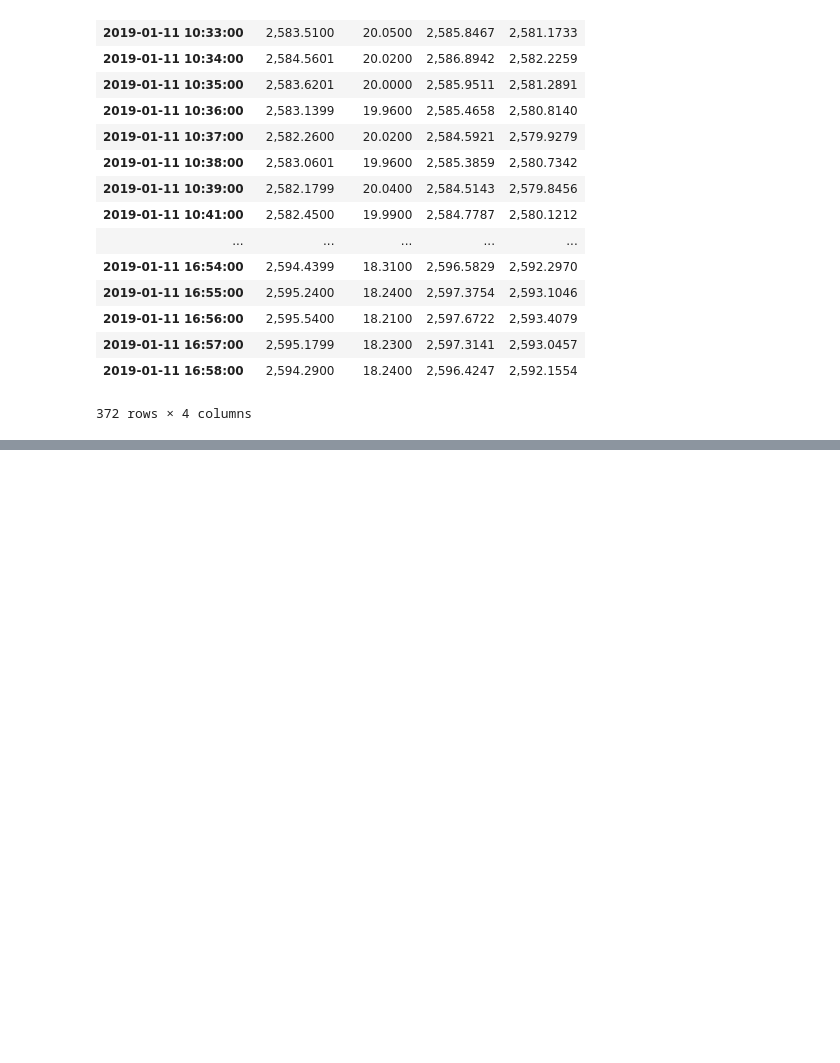
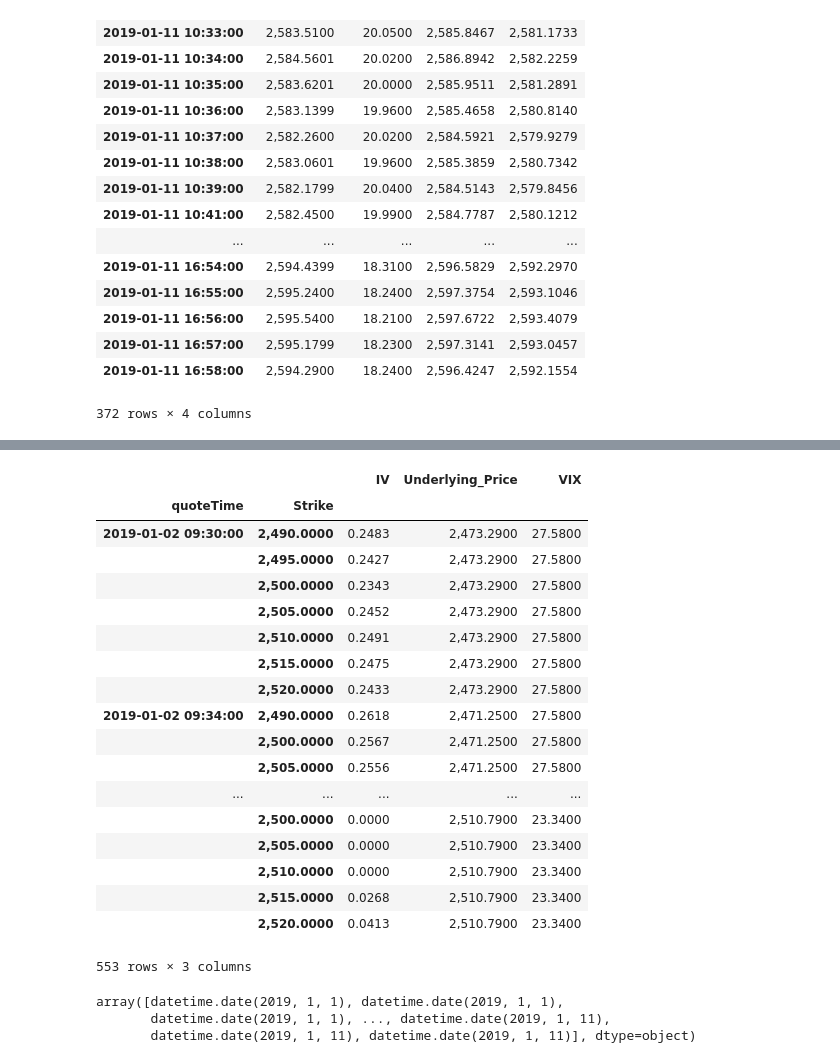
Before and after one commit to auto-d1dact/Trading, a Jupyter notebook: Notebooks/Expiration Options Pricing.ipynb, the cells around one changed output, grey strips where cells are left out. Cells and saved outputs as stored; diff of their text form; code cells hidden in the pictures; blank space fills up the shorter version.

```diff
--- a/Notebooks/Expiration Options Pricing.ipynb
+++ b/Notebooks/Expiration Options Pricing.ipynb
@@ -130,0 +208,18 @@ spx_bands
+# %%
+curr_date = dt.datetime(2019,1,1)
+
+db_name = 'sqlite:///intraday_{0}-{1}.db'.format(curr_date.year,curr_date.month)
+options_engine = create_engine(db_name, echo=False)
+# %%
+query = 'SELECT * FROM spx_{} WHERE DTE = 0'
+
+
+options_engine.table_names()
+
+latest_calls = pd.read_sql_query(query.format('calls'), con = options_engine, index_col = 'quoteTime')
+latest_calls.index = pd.to_datetime(latest_calls.index) - dt.timedelta(hours = 1)
+latest_calls = latest_calls[abs(latest_calls['Underlying_Price'] - latest_calls['Strike']) <= 100]
+
+latest_puts = pd.read_sql_query(query.format('puts'), con = options_engine, index_col = 'quoteTime')
+latest_puts.index = pd.to_datetime(latest_puts.index) - dt.timedelta(hours = 1)
+latest_puts = latest_puts[abs(latest_puts['Underlying_Price'] - latest_puts['Strike']) <= 100]
@@ -130,0 +248,40 @@ spx_bands
+# %%
+pd.merge_asof(left=latest_calls[(latest_calls.index < dt.datetime(2019,1,3)) &
+                                (latest_calls.Strike >= 2490) &
+                                (latest_calls.Strike <= 2520)].sort_index(),
+              right=index_intraday[['VIX']],
+              right_index=True,
+              left_index=True,
+              direction='nearest',
+              tolerance=tol).dropna(subset = ['VIX'])[['Strike','IV',
+                                                       'Underlying_Price',
+                                                       'VIX']].reset_index().set_index(['quoteTime',
+                                                                                        'Strike'])
+# %% [output]
+|  |  | IV | Underlying_Price | VIX |
+| quoteTime | Strike |  |  |  |
+| 2019-01-02 09:30:00 | 2,490.0000 | 0.2483 | 2,473.2900 | 27.5800 |
+|  | 2,495.0000 | 0.2427 | 2,473.2900 | 27.5800 |
+|  | 2,500.0000 | 0.2343 | 2,473.2900 | 27.5800 |
+|  | 2,505.0000 | 0.2452 | 2,473.2900 | 27.5800 |
+|  | 2,510.0000 | 0.2491 | 2,473.2900 | 27.5800 |
+|  | 2,515.0000 | 0.2475 | 2,473.2900 | 27.5800 |
+|  | 2,520.0000 | 0.2433 | 2,473.2900 | 27.5800 |
+| 2019-01-02 09:34:00 | 2,490.0000 | 0.2618 | 2,471.2500 | 27.5800 |
+|  | 2,500.0000 | 0.2567 | 2,471.2500 | 27.5800 |
+|  | 2,505.0000 | 0.2556 | 2,471.2500 | 27.5800 |
+| ... | ... | ... | ... | ... |
+|  | 2,500.0000 | 0.0000 | 2,510.7900 | 23.3400 |
+|  | 2,505.0000 | 0.0000 | 2,510.7900 | 23.3400 |
+|  | 2,510.0000 | 0.0000 | 2,510.7900 | 23.3400 |
+|  | 2,515.0000 | 0.0268 | 2,510.7900 | 23.3400 |
+|  | 2,520.0000 | 0.0413 | 2,510.7900 | 23.3400 |
+553 rows × 3 columns
+# %%
+option_underlying = latest_calls[['Underlying_Price']][~latest_calls.index.duplicated(keep='first')].sort_index()
+
+latest_spx.index.date
+# %% [output]
+array([datetime.date(2019, 1, 1), datetime.date(2019, 1, 1),
+       datetime.date(2019, 1, 1), ..., datetime.date(2019, 1, 11),
+       datetime.date(2019, 1, 11), datetime.date(2019, 1, 11)], dtype=object)
```
Also changed, not shown: parts of 10 cells of this notebook, 3 other files.
